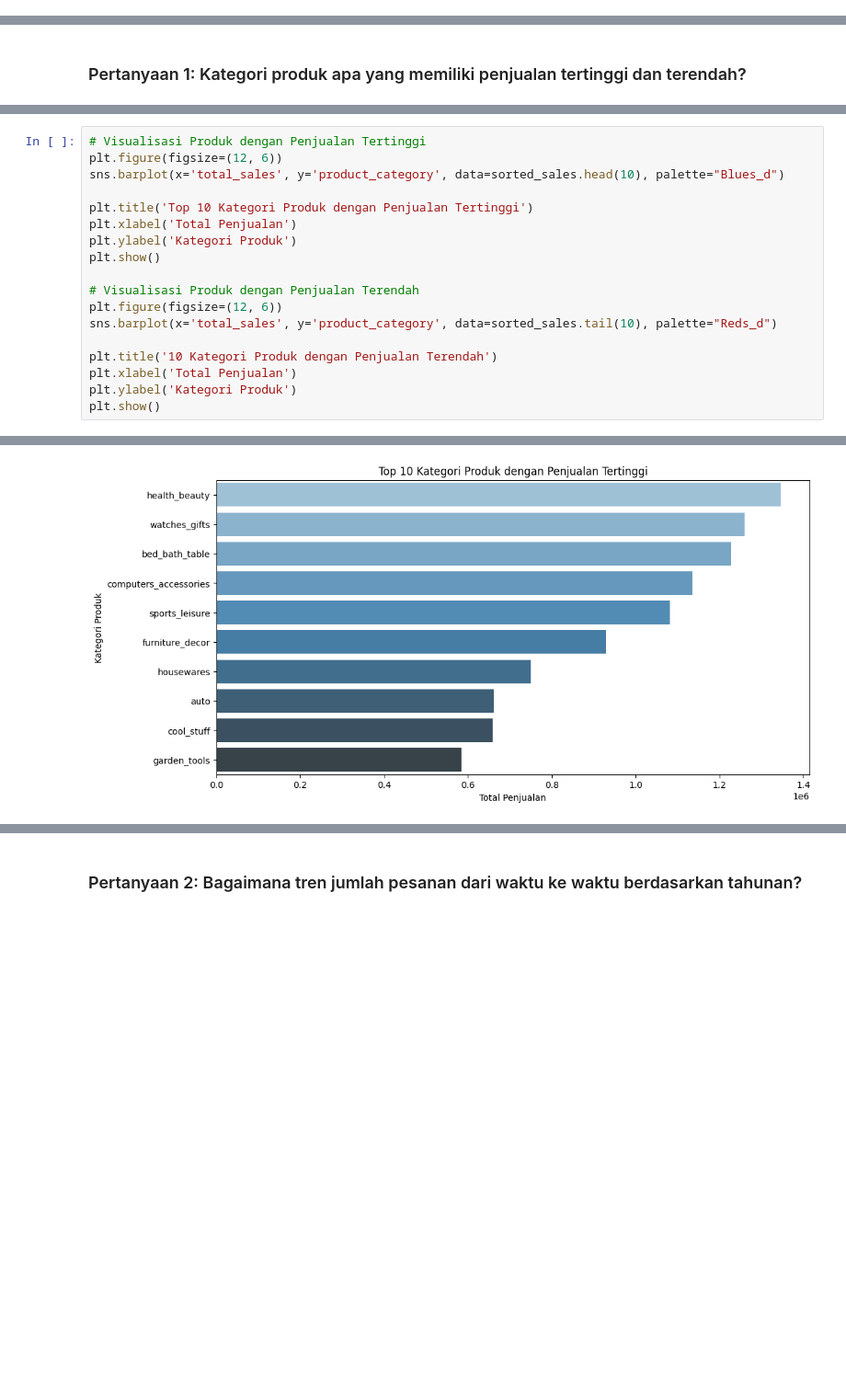
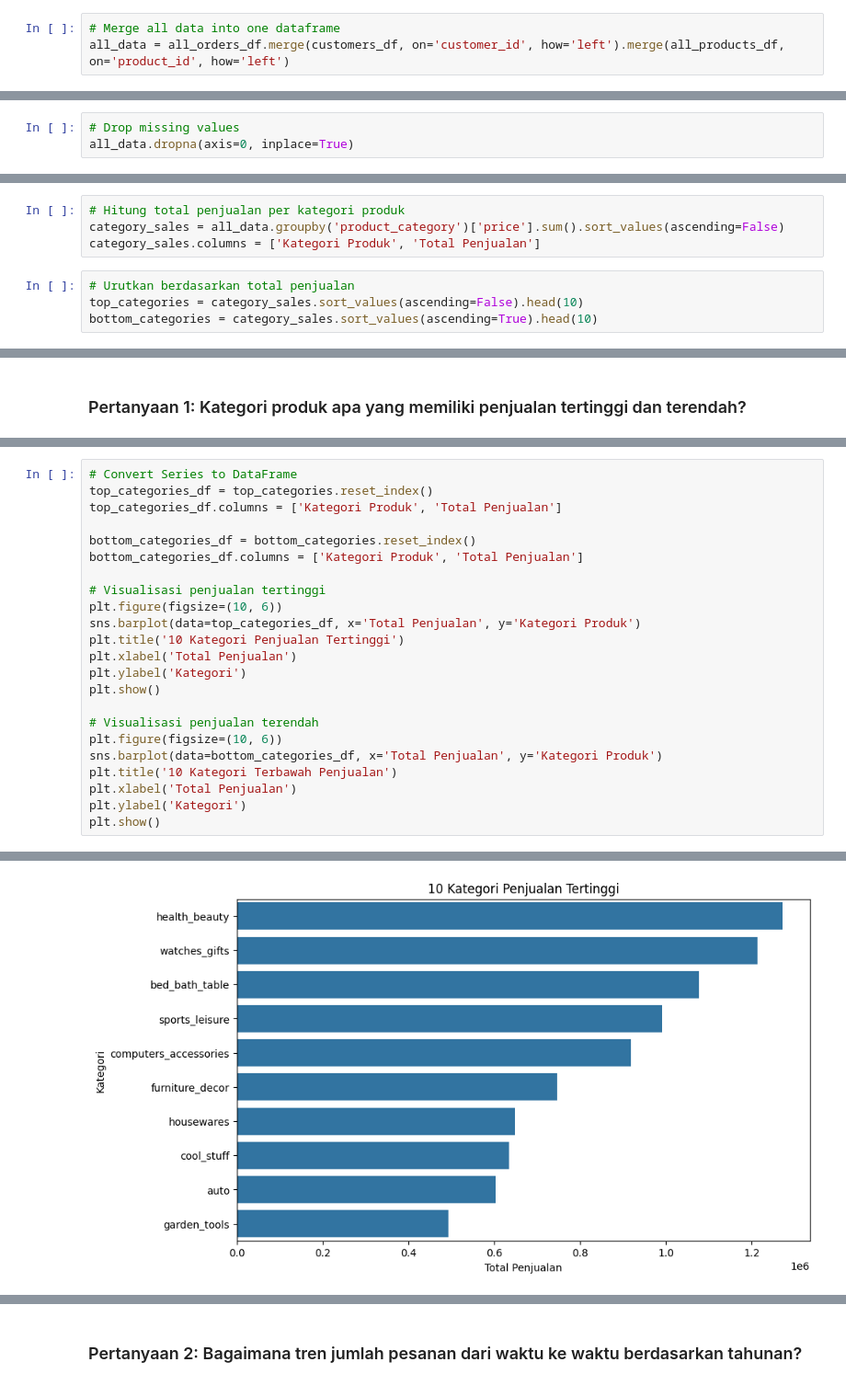
Before and after one commit to Mufidz04/analyst-ecommerce-dicods, a Jupyter notebook: Proyek_Analisis_Data.ipynb, the cells around one changed output, grey strips where cells are left out. Shown: that part at 92% size. Cells and saved outputs as stored; diff of their text form; blank space fills up the shorter version.

Commit message:
feat: Update revision on main data & notebook

```diff
--- a/Proyek_Analisis_Data.ipynb
+++ b/Proyek_Analisis_Data.ipynb
@@ -279,0 +452,3 @@ dtype: int64
+# %%
+# Merge all data into one dataframe
+all_data = all_orders_df.merge(customers_df, on='customer_id', how='left').merge(all_products_df, on='product_id', how='left')
@@ -279,0 +476,3 @@ dtype: int64
+# %%
+# Drop missing values
+all_data.dropna(axis=0, inplace=True)
@@ -469,0 +627,8 @@ products_df.describe()
+# %%
+# Hitung total penjualan per kategori produk
+category_sales = all_data.groupby('product_category')['price'].sum().sort_values(ascending=False)
+category_sales.columns = ['Kategori Produk', 'Total Penjualan']
+# %%
+# Urutkan berdasarkan total penjualan
+top_categories = category_sales.sort_values(ascending=False).head(10)
+bottom_categories = category_sales.sort_values(ascending=True).head(10)
@@ -494,19 +669,24 @@ lowest_selling_product = sorted_sales.tail(1)
 # %%
-# Visualisasi Produk dengan Penjualan Tertinggi
-plt.figure(figsize=(12, 6))
-sns.barplot(x='total_sales', y='product_category', data=sorted_sales.head(10), palette="Blues_d")
+# Convert Series to DataFrame
+top_categories_df = top_categories.reset_index()
+top_categories_df.columns = ['Kategori Produk', 'Total Penjualan']
 
-plt.title('Top 10 Kategori Produk dengan Penjualan Tertinggi')
+bottom_categories_df = bottom_categories.reset_index()
+bottom_categories_df.columns = ['Kategori Produk', 'Total Penjualan']
+
+# Visualisasi penjualan tertinggi
+plt.figure(figsize=(10, 6))
+sns.barplot(data=top_categories_df, x='Total Penjualan', y='Kategori Produk')
+plt.title('10 Kategori Penjualan Tertinggi')
 plt.xlabel('Total Penjualan')
-plt.ylabel('Kategori Produk')
+plt.ylabel('Kategori')
 plt.show()
 
-# Visualisasi Produk dengan Penjualan Terendah
-plt.figure(figsize=(12, 6))
-sns.barplot(x='total_sales', y='product_category', data=sorted_sales.tail(10), palette="Reds_d")
-
-plt.title('10 Kategori Produk dengan Penjualan Terendah')
+# Visualisasi penjualan terendah
+plt.figure(figsize=(10, 6))
+sns.barplot(data=bottom_categories_df, x='Total Penjualan', y='Kategori Produk')
+plt.title('10 Kategori Terbawah Penjualan')
 plt.xlabel('Total Penjualan')
-plt.ylabel('Kategori Produk')
+plt.ylabel('Kategori')
 plt.show()
 # %% [output]
@@ -516 +693 @@ Passing `palette` without assigning `hue` is deprecated and will be removed in v
-[figure, old version]
+[figure, new version]
```
Also changed, not shown: parts of 71 cells of this notebook, 1 other file.
